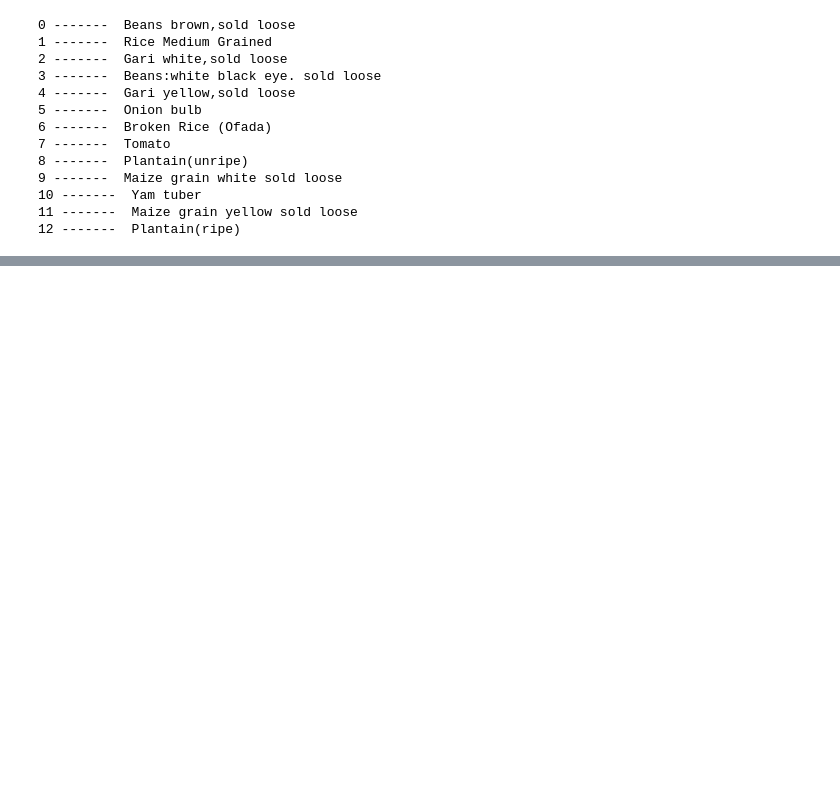
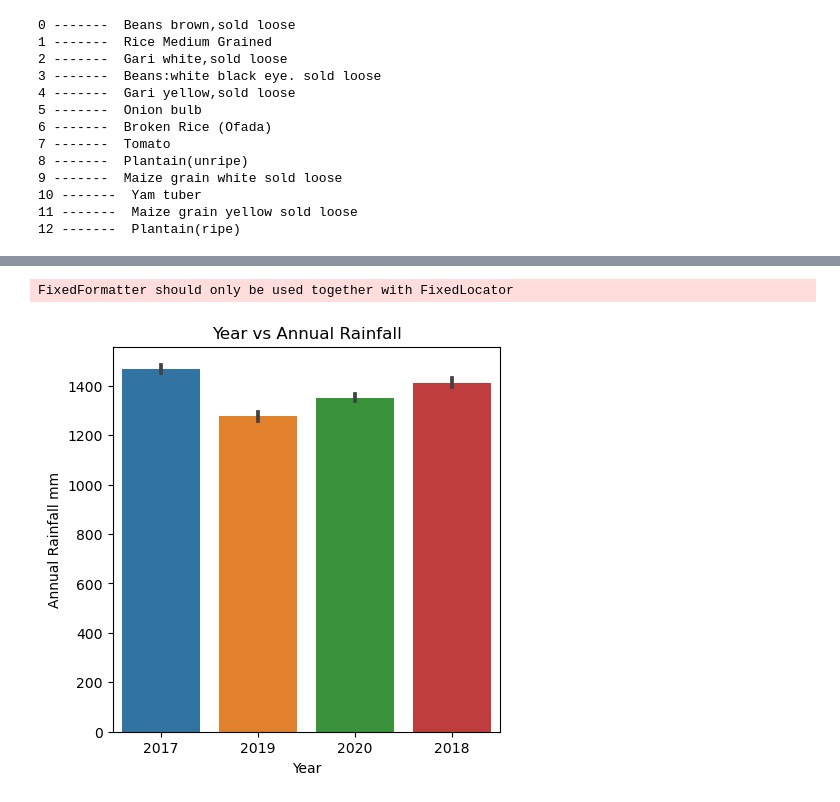
Before and after one commit to OhuneneIbrahim/Agricultural-food-price-prediction, a Jupyter notebook: ML_for_Agriculture.ipynb, the cells around one changed output, grey strips where cells are left out. Cells and saved outputs as stored; diff of their text form; code cells hidden in the pictures; blank space fills up the shorter version.

```diff
--- a/ML_for_Agriculture.ipynb
+++ b/ML_for_Agriculture.ipynb
@@ -456,7 +465,14 @@ fig.show()
 # %%
 # Let us see the annual rainfall for each year
 
-#fig = px.bar(price_df, x='Year', y='Annual Rainfall mm', title='Year vs Annual Rainfall')
+plt.figure(figsize=(5, 5))  # Adjust the figure size as needed
+sns.barplot(data=price_df, x='Year', y='Annual Rainfall mm')
 
+# Set title
+plt.title('Year vs Annual Rainfall')
+ax.set_xticklabels(ax.get_xticklabels(), rotation=45)
 # Show the plot
-#fig.show()
+plt.show()
+# %% [output]
+FixedFormatter should only be used together with FixedLocator
+[figure, added]
```
Also changed, not shown: parts of 9 cells of this notebook, 2 other files.
